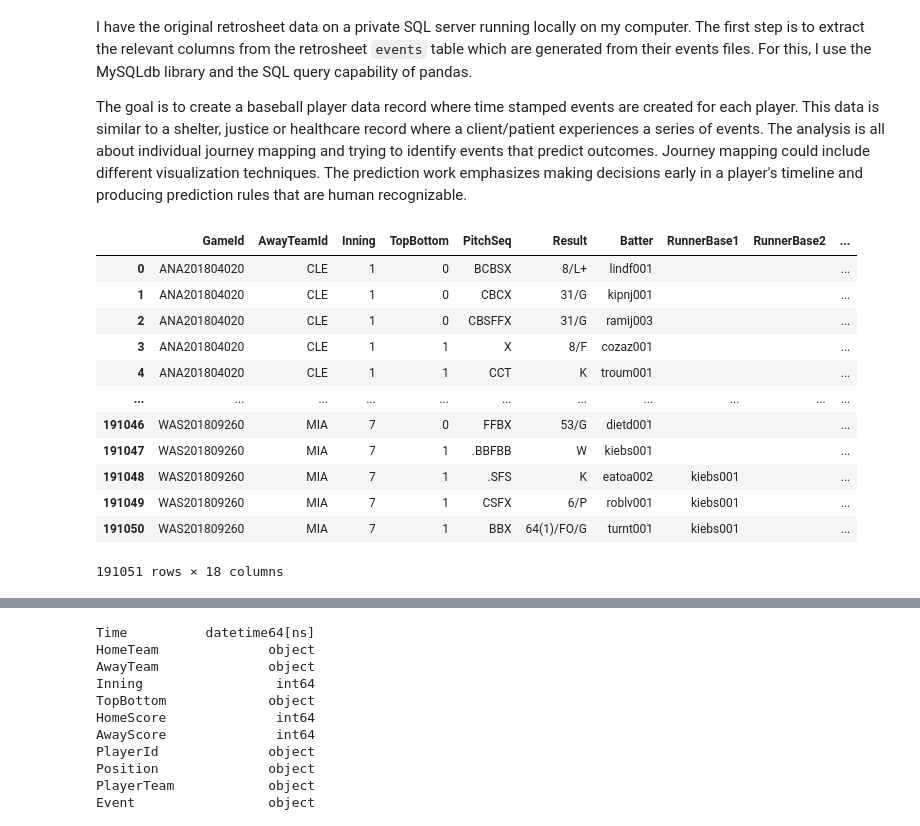
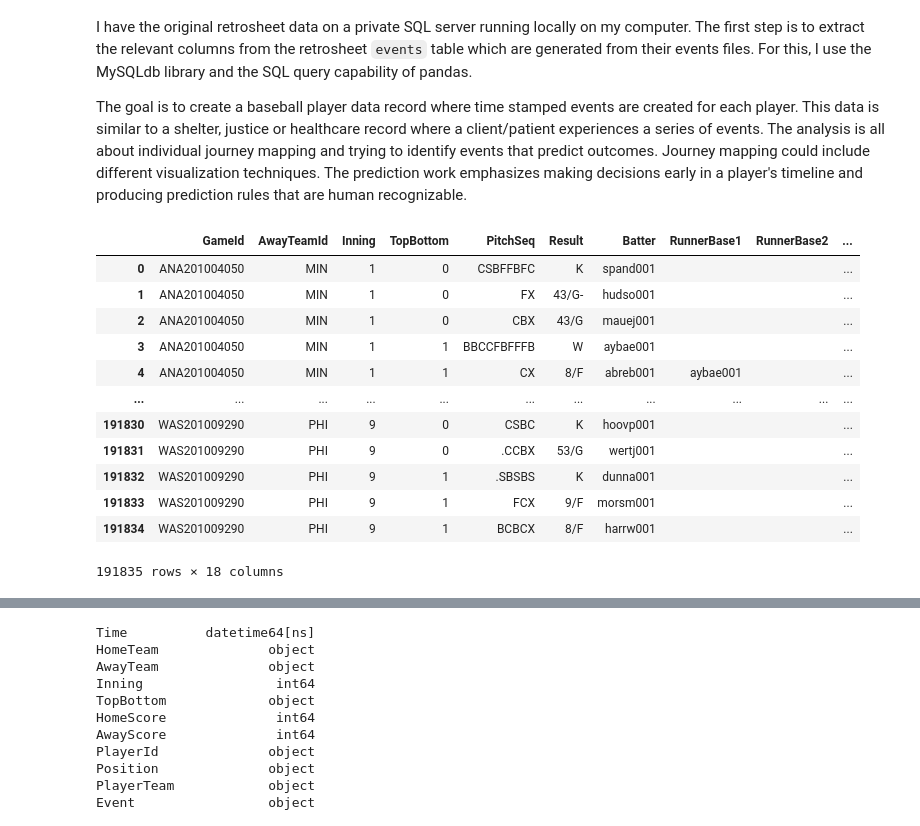
Before and after one commit to ggmessier/data-analytics, a Jupyter notebook: baseball/notebooks/Pre-Process Retrosheet Data.ipynb, the cells around one changed output, grey strips where cells are left out. Saved outputs shown, nothing was run; the diff lists cells and outputs as text; code cells hidden in the pictures.

```diff
--- a/baseball/notebooks/Pre-Process Retrosheet Data.ipynb
+++ b/baseball/notebooks/Pre-Process Retrosheet Data.ipynb
@@ -57,44 +57,44 @@ connection = MySQLdb.connect(host='127.0.0.1',
 # %%
 commandStr = """
     select
         GAME_ID GameId,
         AWAY_TEAM_ID AwayTeamId,
         INN_CT Inning,
         BAT_HOME_ID TopBottom,
         PITCH_SEQ_TX PitchSeq,
         EVENT_TX Result,
         BAT_ID Batter,
         BASE1_RUN_ID RunnerBase1,
         BASE2_RUN_ID RunnerBase2,
         BASE3_RUN_ID RunnerBase3,
         POS2_FLD_ID Catcher,
         POS3_FLD_ID FirstBase,
         POS4_FLD_ID SecondBase,
         POS5_FLD_ID ThirdBase,
         POS6_FLD_ID ShortStop,
         POS7_FLD_ID LeftField,
         POS8_FLD_ID CenterField,
         POS9_FLD_ID RightField
     from events
-    where events.GAME_ID regexp '^...2018'
+    where events.GAME_ID regexp '^...2010'
     """
 
 df = pd.read_sql(commandStr,connection)
 df
 # %% [output]
 |  | GameId | AwayTeamId | Inning | TopBottom | PitchSeq | Result | Batter | RunnerBase1 | RunnerBase2 | ... |
-| 0 | ANA201804020 | CLE | 1 | 0 | BCBSX | 8/L+ | lindf001 |  |  | ... |
-| 1 | ANA201804020 | CLE | 1 | 0 | CBCX | 31/G | kipnj001 |  |  | ... |
-| 2 | ANA201804020 | CLE | 1 | 0 | CBSFFX | 31/G | ramij003 |  |  | ... |
-| 3 | ANA201804020 | CLE | 1 | 1 | X | 8/F | cozaz001 |  |  | ... |
-| 4 | ANA201804020 | CLE | 1 | 1 | CCT | K | troum001 |  |  | ... |
+| 0 | ANA201004050 | MIN | 1 | 0 | CSBFFBFC | K | spand001 |  |  | ... |
+| 1 | ANA201004050 | MIN | 1 | 0 | FX | 43/G- | hudso001 |  |  | ... |
+| 2 | ANA201004050 | MIN | 1 | 0 | CBX | 43/G | mauej001 |  |  | ... |
+| 3 | ANA201004050 | MIN | 1 | 1 | BBCCFBFFFB | W | aybae001 |  |  | ... |
+| 4 | ANA201004050 | MIN | 1 | 1 | CX | 8/F | abreb001 | aybae001 |  | ... |
 | ... | ... | ... | ... | ... | ... | ... | ... | ... | ... | ... |
-| 191046 | WAS201809260 | MIA | 7 | 0 | FFBX | 53/G | dietd001 |  |  | ... |
-| 191047 | WAS201809260 | MIA | 7 | 1 | .BBFBB | W | kiebs001 |  |  | ... |
-| 191048 | WAS201809260 | MIA | 7 | 1 | .SFS | K | eatoa002 | kiebs001 |  | ... |
-| 191049 | WAS201809260 | MIA | 7 | 1 | CSFX | 6/P | roblv001 | kiebs001 |  | ... |
-| 191050 | WAS201809260 | MIA | 7 | 1 | BBX | 64(1)/FO/G | turnt001 | kiebs001 |  | ... |
+| 191830 | WAS201009290 | PHI | 9 | 0 | CSBC | K | hoovp001 |  |  | ... |
+| 191831 | WAS201009290 | PHI | 9 | 0 | .CCBX | 53/G | wertj001 |  |  | ... |
+| 191832 | WAS201009290 | PHI | 9 | 1 | .SBSBS | K | dunna001 |  |  | ... |
+| 191833 | WAS201009290 | PHI | 9 | 1 | FCX | 9/F | morsm001 |  |  | ... |
+| 191834 | WAS201009290 | PHI | 9 | 1 | BCBCX | 8/F | harrw001 |  |  | ... |
-191051 rows × 18 columns
+191835 rows × 18 columns
 # %% [markdown]
 #### Games Table Format
 - Much of the code below involves analyzing the letters in the retrosheet event strings.  These are described in detail [here](https://www.retrosheet.org/eventfile.htm).
```
Also changed, not shown: parts of 5 cells of this notebook, 3 other files.
